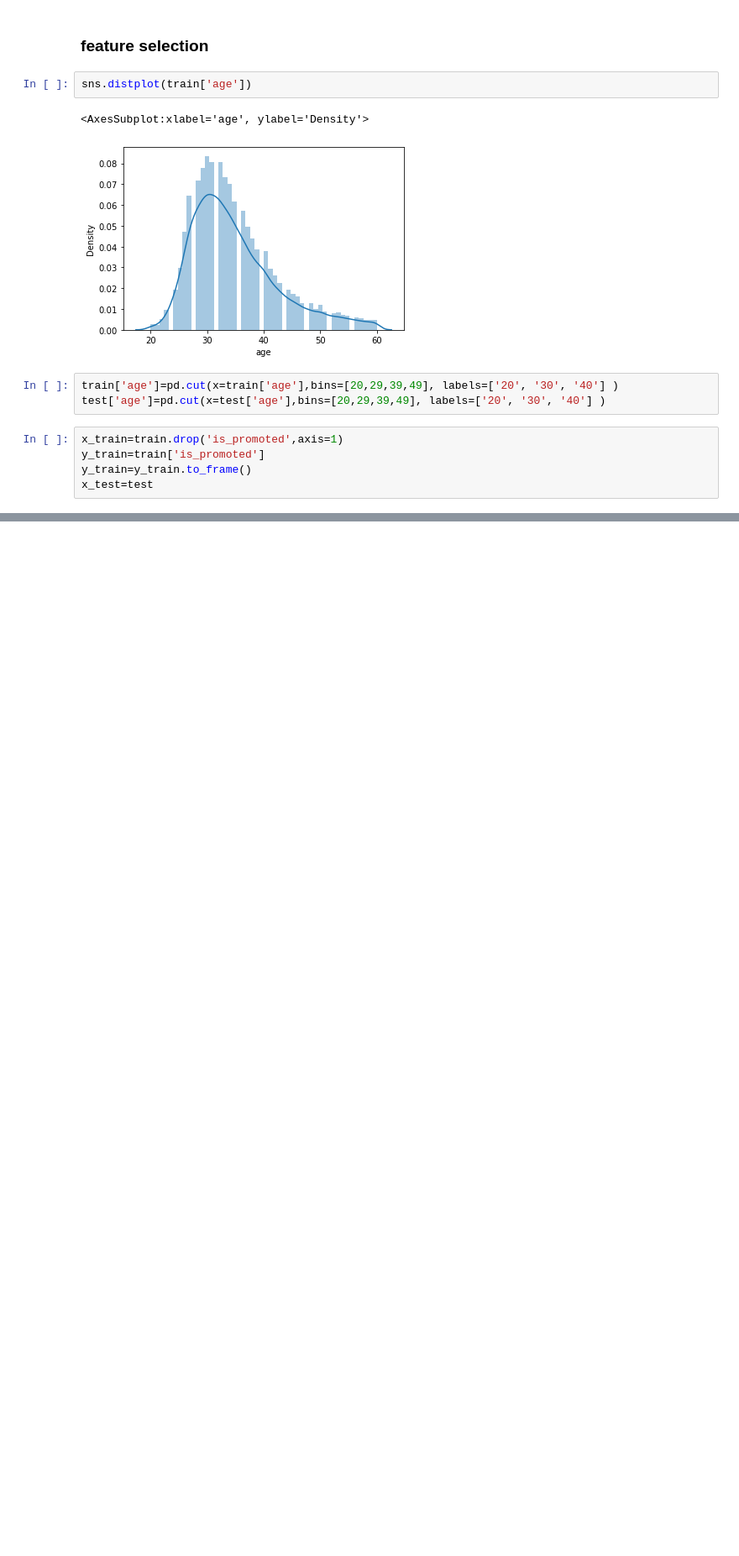
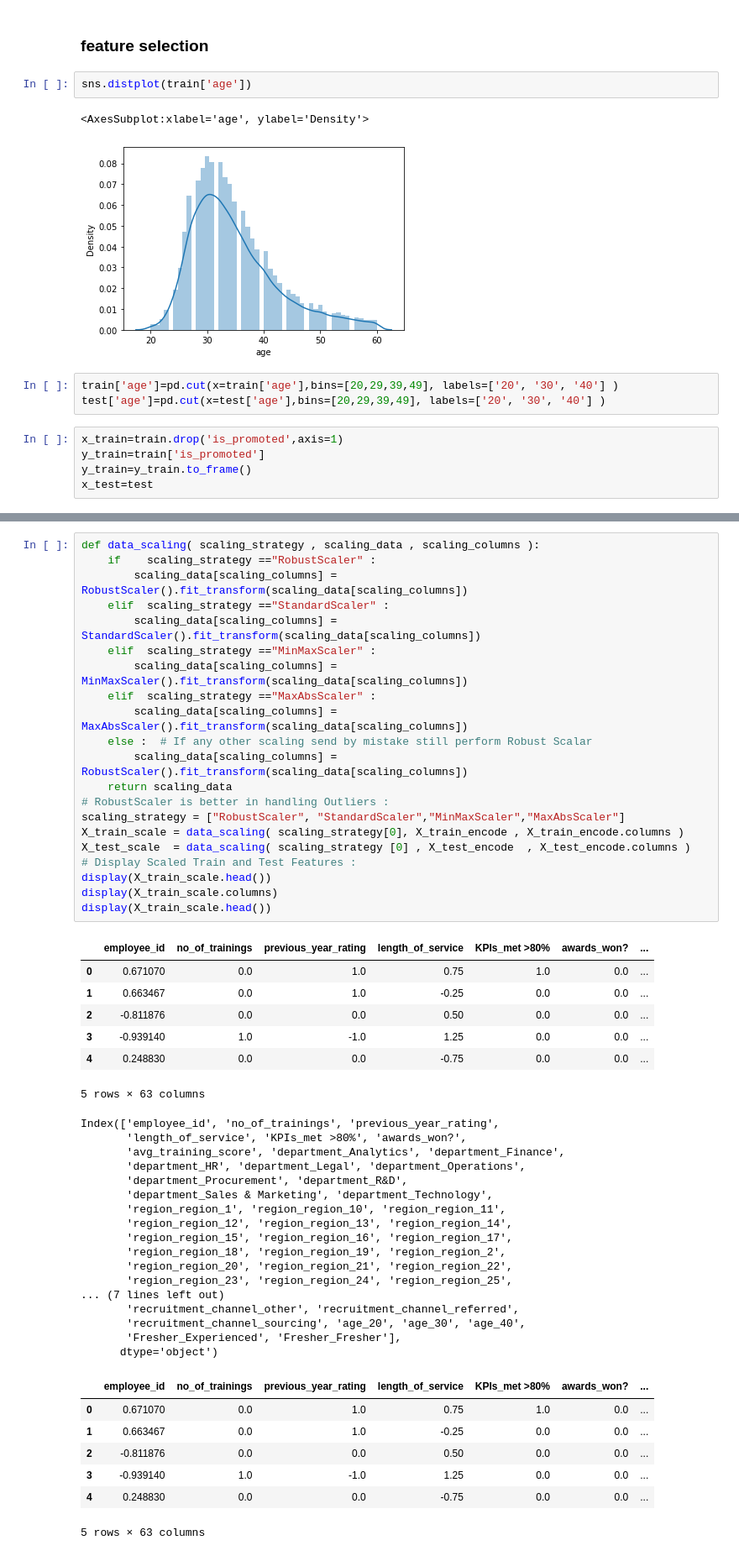
Before and after one commit to AniketBahukhandi/machine-learning-slog-solutions, a Jupyter notebook: assignment/assignment.ipynb, the cells around one changed output, grey strips where cells are left out. Shown: that part at 84% size. Drawn from its saved outputs; the diff is of its cells as text; blank space fills up the shorter version.

```diff
--- a/assignment/assignment.ipynb
+++ b/assignment/assignment.ipynb
@@ -204,0 +276,53 @@ x_test=test
+# %%
+def data_scaling( scaling_strategy , scaling_data , scaling_columns ):
+    if    scaling_strategy =="RobustScaler" :
+        scaling_data[scaling_columns] = RobustScaler().fit_transform(scaling_data[scaling_columns])
+    elif  scaling_strategy =="StandardScaler" :
+        scaling_data[scaling_columns] = StandardScaler().fit_transform(scaling_data[scaling_columns])
+    elif  scaling_strategy =="MinMaxScaler" :
+        scaling_data[scaling_columns] = MinMaxScaler().fit_transform(scaling_data[scaling_columns])
+    elif  scaling_strategy =="MaxAbsScaler" :
+        scaling_data[scaling_columns] = MaxAbsScaler().fit_transform(scaling_data[scaling_columns])
+    else :  # If any other scaling send by mistake still perform Robust Scalar
+        scaling_data[scaling_columns] = RobustScaler().fit_transform(scaling_data[scaling_columns])
+    return scaling_data
+# RobustScaler is better in handling Outliers :
+scaling_strategy = ["RobustScaler", "StandardScaler","MinMaxScaler","MaxAbsScaler"]
+X_train_scale = data_scaling( scaling_strategy[0], X_train_encode , X_train_encode.columns )
+X_test_scale  = data_scaling( scaling_strategy [0] , X_test_encode  , X_test_encode.columns )
+# Display Scaled Train and Test Features :
+display(X_train_scale.head())
+display(X_train_scale.columns)
+display(X_train_scale.head())
+# %% [output]
+|  | employee_id | no_of_trainings | previous_year_rating | length_of_service | KPIs_met >80% | awards_won? | ... |
+| 0 | 0.671070 | 0.0 | 1.0 | 0.75 | 1.0 | 0.0 | ... |
+| 1 | 0.663467 | 0.0 | 1.0 | -0.25 | 0.0 | 0.0 | ... |
+| 2 | -0.811876 | 0.0 | 0.0 | 0.50 | 0.0 | 0.0 | ... |
+| 3 | -0.939140 | 1.0 | -1.0 | 1.25 | 0.0 | 0.0 | ... |
+| 4 | 0.248830 | 0.0 | 0.0 | -0.75 | 0.0 | 0.0 | ... |
+5 rows × 63 columns
+Index(['employee_id', 'no_of_trainings', 'previous_year_rating',
+       'length_of_service', 'KPIs_met >80%', 'awards_won?',
+       'avg_training_score', 'department_Analytics', 'department_Finance',
+       'department_HR', 'department_Legal', 'department_Operations',
+       'department_Procurement', 'department_R&D',
+       'department_Sales & Marketing', 'department_Technology',
+       'region_region_1', 'region_region_10', 'region_region_11',
+       'region_region_12', 'region_region_13', 'region_region_14',
+       'region_region_15', 'region_region_16', 'region_region_17',
+       'region_region_18', 'region_region_19', 'region_region_2',
+       'region_region_20', 'region_region_21', 'region_region_22',
+       'region_region_23', 'region_region_24', 'region_region_25',
+... (7 lines left out)
+       'recruitment_channel_other', 'recruitment_channel_referred',
+       'recruitment_channel_sourcing', 'age_20', 'age_30', 'age_40',
+       'Fresher_Experienced', 'Fresher_Fresher'],
+      dtype='object')
+|  | employee_id | no_of_trainings | previous_year_rating | length_of_service | KPIs_met >80% | awards_won? | ... |
+| 0 | 0.671070 | 0.0 | 1.0 | 0.75 | 1.0 | 0.0 | ... |
+| 1 | 0.663467 | 0.0 | 1.0 | -0.25 | 0.0 | 0.0 | ... |
+| 2 | -0.811876 | 0.0 | 0.0 | 0.50 | 0.0 | 0.0 | ... |
+| 3 | -0.939140 | 1.0 | -1.0 | 1.25 | 0.0 | 0.0 | ... |
+| 4 | 0.248830 | 0.0 | 0.0 | -0.75 | 0.0 | 0.0 | ... |
+5 rows × 63 columns
```
Also changed, not shown: parts of 6 cells of this notebook, 1 other file.
